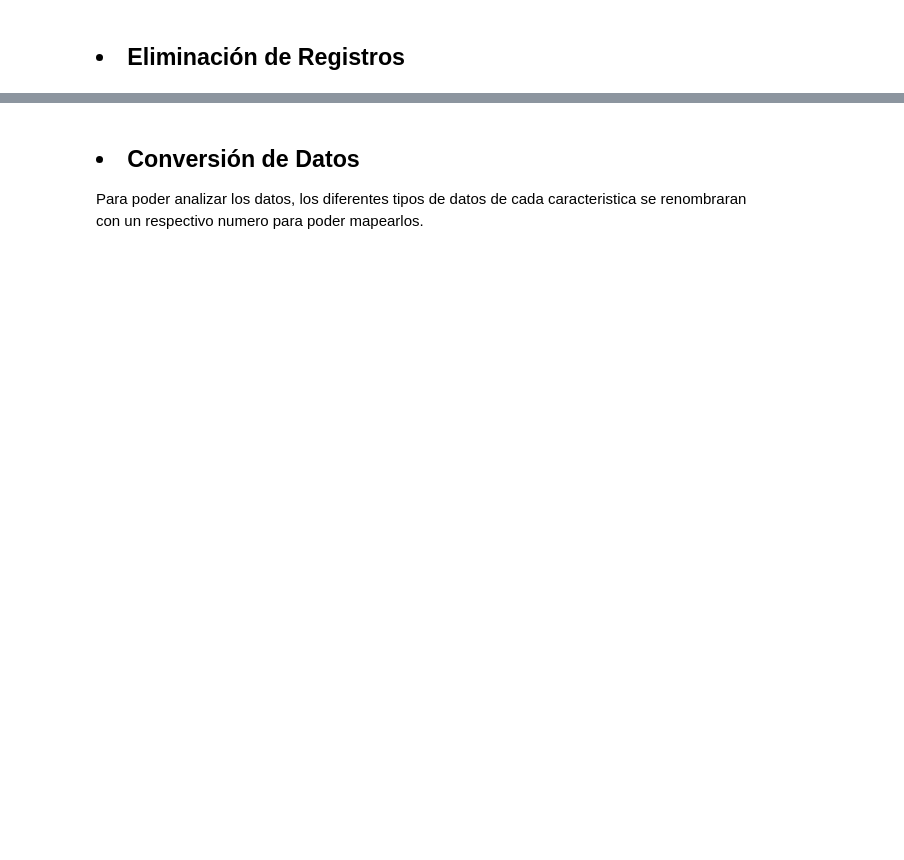
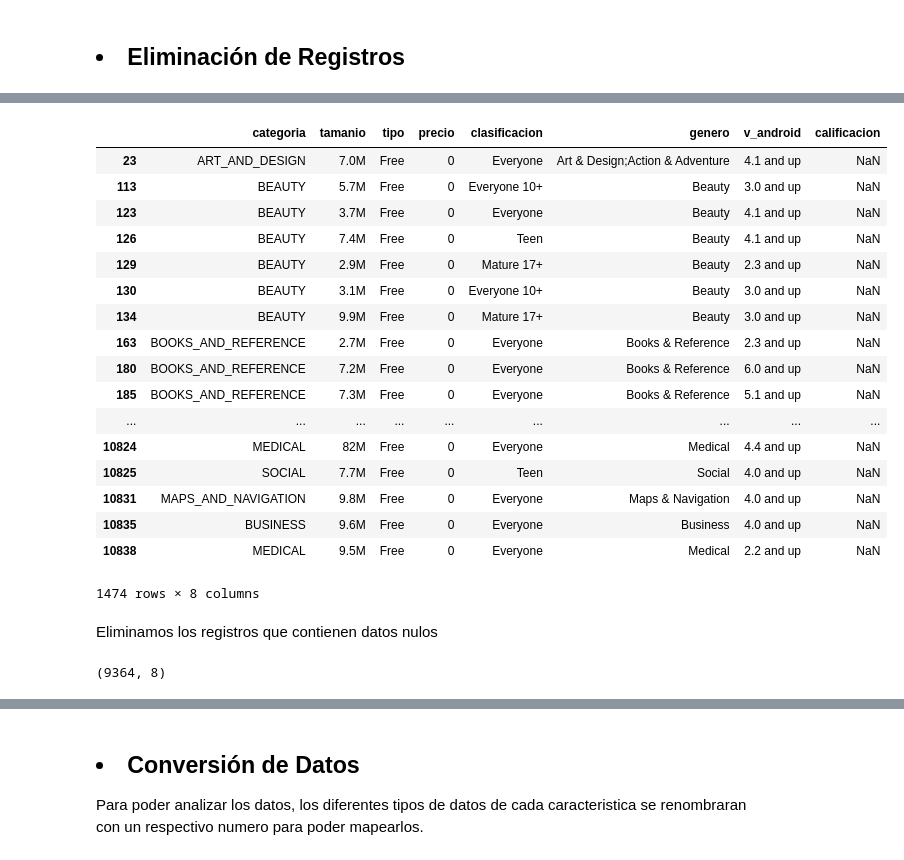
Before and after one commit to OscarAnCorzo/precalificador_apps, a Jupyter notebook: notebook/proyecto.ipynb, the cells around one changed output, grey strips where cells are left out. Cells and saved outputs as stored; diff of their text form; code cells hidden in the pictures; blank space fills up the shorter version.

```diff
--- a/notebook/proyecto.ipynb
+++ b/notebook/proyecto.ipynb
@@ -122,10 +125,2 @@ col
 # %%
-d = d[['categoria',
- 'tamanio',
- 'tipo',
- 'precio',
- 'clasificacion',
- 'genero',
- 'v_android',
- 'calificacion']]
-d
+d = d[['categoria','tamanio','tipo','precio','clasificacion','genero','v_android','calificacion']]
@@ -152,0 +148,28 @@ d
+# %%
+d[d.calificacion.isnull()]
+# %% [output]
+|  | categoria | tamanio | tipo | precio | clasificacion | genero | v_android | calificacion |
+| 23 | ART_AND_DESIGN | 7.0M | Free | 0 | Everyone | Art & Design;Action & Adventure | 4.1 and up | NaN |
+| 113 | BEAUTY | 5.7M | Free | 0 | Everyone 10+ | Beauty | 3.0 and up | NaN |
+| 123 | BEAUTY | 3.7M | Free | 0 | Everyone | Beauty | 4.1 and up | NaN |
+| 126 | BEAUTY | 7.4M | Free | 0 | Teen | Beauty | 4.1 and up | NaN |
+| 129 | BEAUTY | 2.9M | Free | 0 | Mature 17+ | Beauty | 2.3 and up | NaN |
+| 130 | BEAUTY | 3.1M | Free | 0 | Everyone 10+ | Beauty | 3.0 and up | NaN |
+| 134 | BEAUTY | 9.9M | Free | 0 | Mature 17+ | Beauty | 3.0 and up | NaN |
+| 163 | BOOKS_AND_REFERENCE | 2.7M | Free | 0 | Everyone | Books & Reference | 2.3 and up | NaN |
+| 180 | BOOKS_AND_REFERENCE | 7.2M | Free | 0 | Everyone | Books & Reference | 6.0 and up | NaN |
+| 185 | BOOKS_AND_REFERENCE | 7.3M | Free | 0 | Everyone | Books & Reference | 5.1 and up | NaN |
+| ... | ... | ... | ... | ... | ... | ... | ... | ... |
+| 10824 | MEDICAL | 82M | Free | 0 | Everyone | Medical | 4.4 and up | NaN |
+| 10825 | SOCIAL | 7.7M | Free | 0 | Teen | Social | 4.0 and up | NaN |
+| 10831 | MAPS_AND_NAVIGATION | 9.8M | Free | 0 | Everyone | Maps & Navigation | 4.0 and up | NaN |
+| 10835 | BUSINESS | 9.6M | Free | 0 | Everyone | Business | 4.0 and up | NaN |
+| 10838 | MEDICAL | 9.5M | Free | 0 | Everyone | Medical | 2.2 and up | NaN |
+1474 rows × 8 columns
+# %% [markdown]
+Eliminamos los registros que contienen datos nulos
+# %%
+d.dropna(how ='any', inplace = True)
+d.shape
+# %% [output]
+(9364, 8)
```
Also changed, not shown: parts of 31 cells of this notebook.
